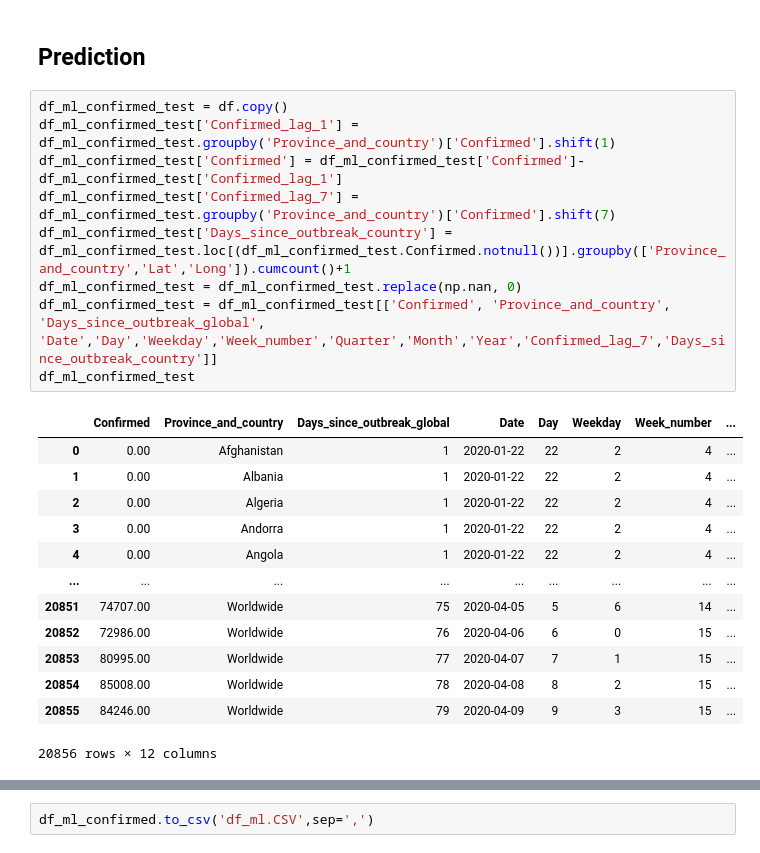
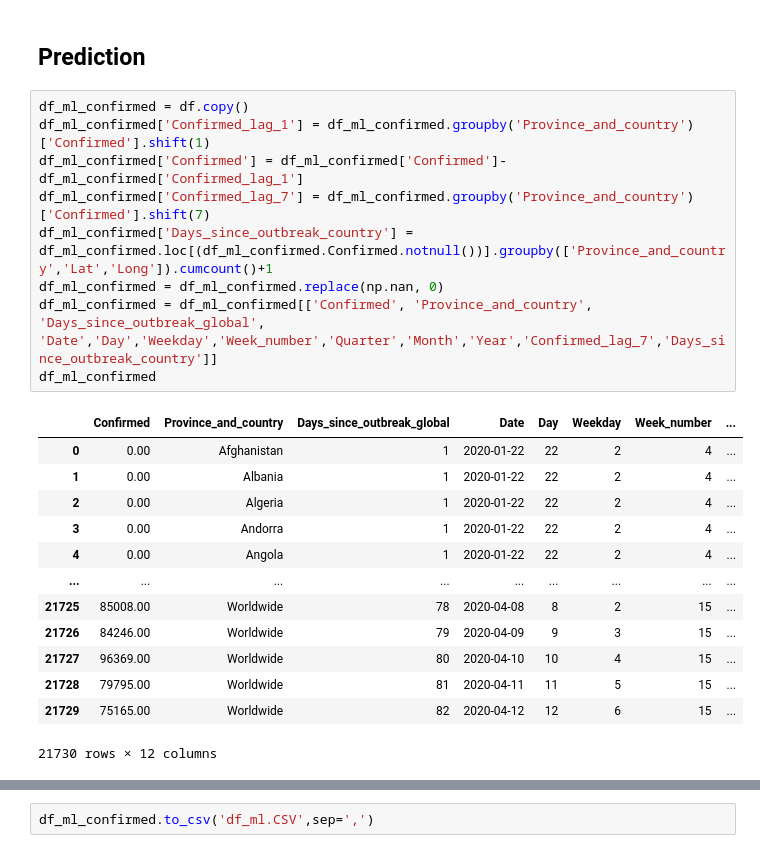
Before and after one commit to arnimpdm/Covid-19-prediction, a Jupyter notebook: Covid19_pred.ipynb, the cells around one changed output, grey strips where cells are left out. Cells and saved outputs as stored; diff of their text form.

```diff
--- a/Covid19_pred.ipynb
+++ b/Covid19_pred.ipynb
@@ -598,25 +606,25 @@ Colombia                    79.00   94.00  201.00  274.00  169.00
 # %% [markdown]
 ## Prediction
 # %%
-df_ml_confirmed_test = df.copy()
-df_ml_confirmed_test['Confirmed_lag_1'] = df_ml_confirmed_test.groupby('Province_and_country')['Confirmed'].shift(1)
-df_ml_confirmed_test['Confirmed'] = df_ml_confirmed_test['Confirmed']-df_ml_confirmed_test['Confirmed_lag_1']
-df_ml_confirmed_test['Confirmed_lag_7'] = df_ml_confirmed_test.groupby('Province_and_country')['Confirmed'].shift(7)
-df_ml_confirmed_test['Days_since_outbreak_country'] = df_ml_confirmed_test.loc[(df_ml_confirmed_test.Confirmed.notnull())].groupby(['Province_and_country','Lat','Long']).cumcount()+1
-df_ml_confirmed_test = df_ml_confirmed_test.replace(np.nan, 0)
-df_ml_confirmed_test = df_ml_confirmed_test[['Confirmed', 'Province_and_country', 'Days_since_outbreak_global', 'Date','Day','Weekday','Week_number','Quarter','Month','Year','Confirmed_lag_7','Days_since_outbreak_country']]
-df_ml_confirmed_test
+df_ml_confirmed = df.copy()
+df_ml_confirmed['Confirmed_lag_1'] = df_ml_confirmed.groupby('Province_and_country')['Confirmed'].shift(1)
+df_ml_confirmed['Confirmed'] = df_ml_confirmed['Confirmed']-df_ml_confirmed['Confirmed_lag_1']
+df_ml_confirmed['Confirmed_lag_7'] = df_ml_confirmed.groupby('Province_and_country')['Confirmed'].shift(7)
+df_ml_confirmed['Days_since_outbreak_country'] = df_ml_confirmed.loc[(df_ml_confirmed.Confirmed.notnull())].groupby(['Province_and_country','Lat','Long']).cumcount()+1
+df_ml_confirmed = df_ml_confirmed.replace(np.nan, 0)
+df_ml_confirmed = df_ml_confirmed[['Confirmed', 'Province_and_country', 'Days_since_outbreak_global', 'Date','Day','Weekday','Week_number','Quarter','Month','Year','Confirmed_lag_7','Days_since_outbreak_country']]
+df_ml_confirmed
 # %% [output]
 |  | Confirmed | Province_and_country | Days_since_outbreak_global | Date | Day | Weekday | Week_number | ... |
 | 0 | 0.00 | Afghanistan | 1 | 2020-01-22 | 22 | 2 | 4 | ... |
 | 1 | 0.00 | Albania | 1 | 2020-01-22 | 22 | 2 | 4 | ... |
 | 2 | 0.00 | Algeria | 1 | 2020-01-22 | 22 | 2 | 4 | ... |
 | 3 | 0.00 | Andorra | 1 | 2020-01-22 | 22 | 2 | 4 | ... |
 | 4 | 0.00 | Angola | 1 | 2020-01-22 | 22 | 2 | 4 | ... |
 | ... | ... | ... | ... | ... | ... | ... | ... | ... |
-| 20851 | 74707.00 | Worldwide | 75 | 2020-04-05 | 5 | 6 | 14 | ... |
-| 20852 | 72986.00 | Worldwide | 76 | 2020-04-06 | 6 | 0 | 15 | ... |
-| 20853 | 80995.00 | Worldwide | 77 | 2020-04-07 | 7 | 1 | 15 | ... |
-| 20854 | 85008.00 | Worldwide | 78 | 2020-04-08 | 8 | 2 | 15 | ... |
-| 20855 | 84246.00 | Worldwide | 79 | 2020-04-09 | 9 | 3 | 15 | ... |
+| 21725 | 85008.00 | Worldwide | 78 | 2020-04-08 | 8 | 2 | 15 | ... |
+| 21726 | 84246.00 | Worldwide | 79 | 2020-04-09 | 9 | 3 | 15 | ... |
+| 21727 | 96369.00 | Worldwide | 80 | 2020-04-10 | 10 | 4 | 15 | ... |
+| 21728 | 79795.00 | Worldwide | 81 | 2020-04-11 | 11 | 5 | 15 | ... |
+| 21729 | 75165.00 | Worldwide | 82 | 2020-04-12 | 12 | 6 | 15 | ... |
-20856 rows × 12 columns
+21730 rows × 12 columns
```
Also changed, not shown: parts of 71 cells of this notebook.
